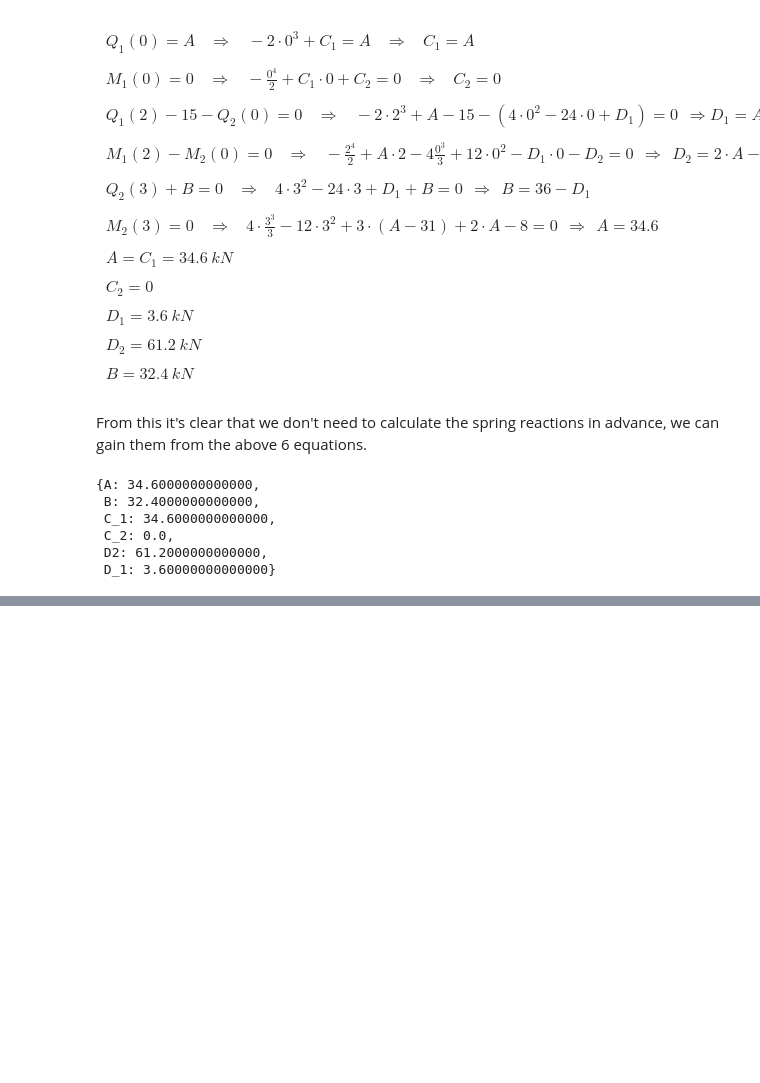
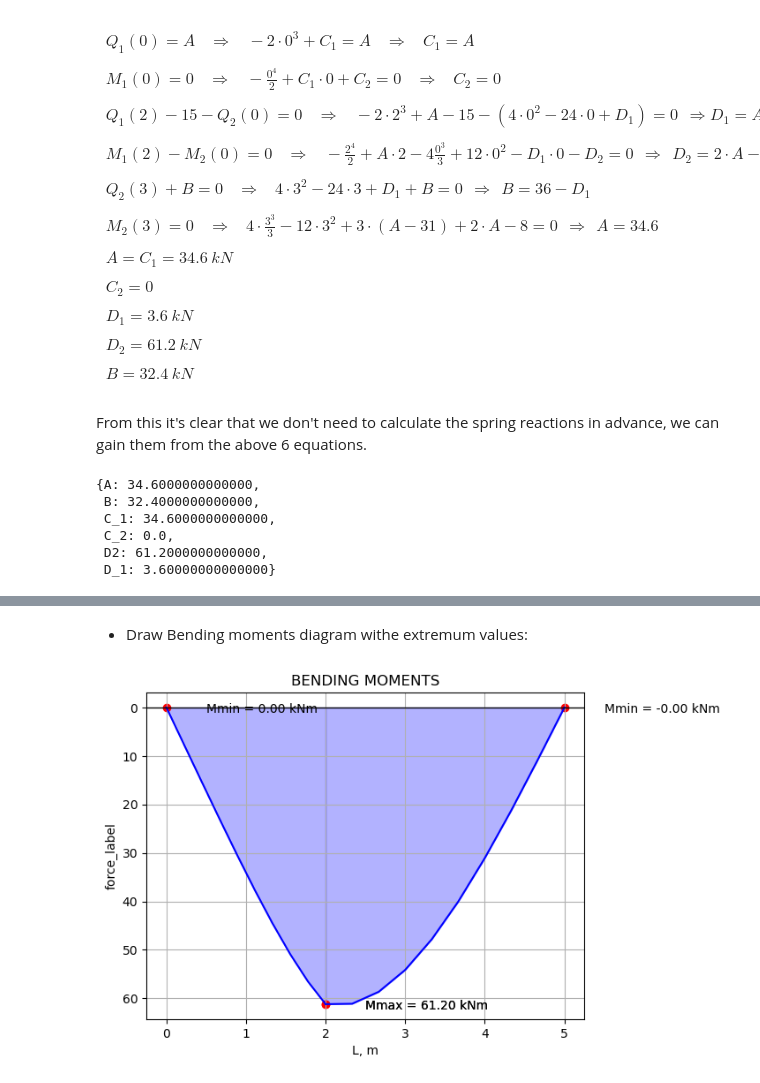
Before and after one commit to AleksandrinaStoyanova/Internal-Forces, a Jupyter notebook: Internal Forces.ipynb, the cells around one changed output, grey strips where cells are left out. Cells and saved outputs as stored; diff of their text form; code cells hidden in the pictures; blank space fills up the shorter version.

```diff
--- a/Internal Forces.ipynb
+++ b/Internal Forces.ipynb
@@ -576,0 +606,5 @@ result
+# %%
+moment_first_section = m_1.subs([(C_1, result[C_1]), (C_2, result[C_2])])
+
+moment_first_numpy = sp.lambdify(x, moment_first_section, "numpy")
+moment_first = moment_first_numpy(x_1)
@@ -576,0 +617,5 @@ result
+# %%
+moment_second_section = m_2.subs([(D_1, result[D_1]), (D_2, result[D_2])])
+
+moment_second_numpy = sp.lambdify(x, moment_second_section, "numpy")
+moment_second = moment_second_numpy(x_2)
@@ -576,0 +688,6 @@ result
+# %% [markdown]
+ - Draw Bending moments diagram withe extremum values:
+# %%
+draw_integral_internal_force_diagram(x_1, moment_first, (x_2 + l_1), moment_second, "M", "BENDING MOMENTS", True)
+# %% [output]
+[figure, added]
```
Also changed, not shown: parts of 15 cells of this notebook, 3 other files.
